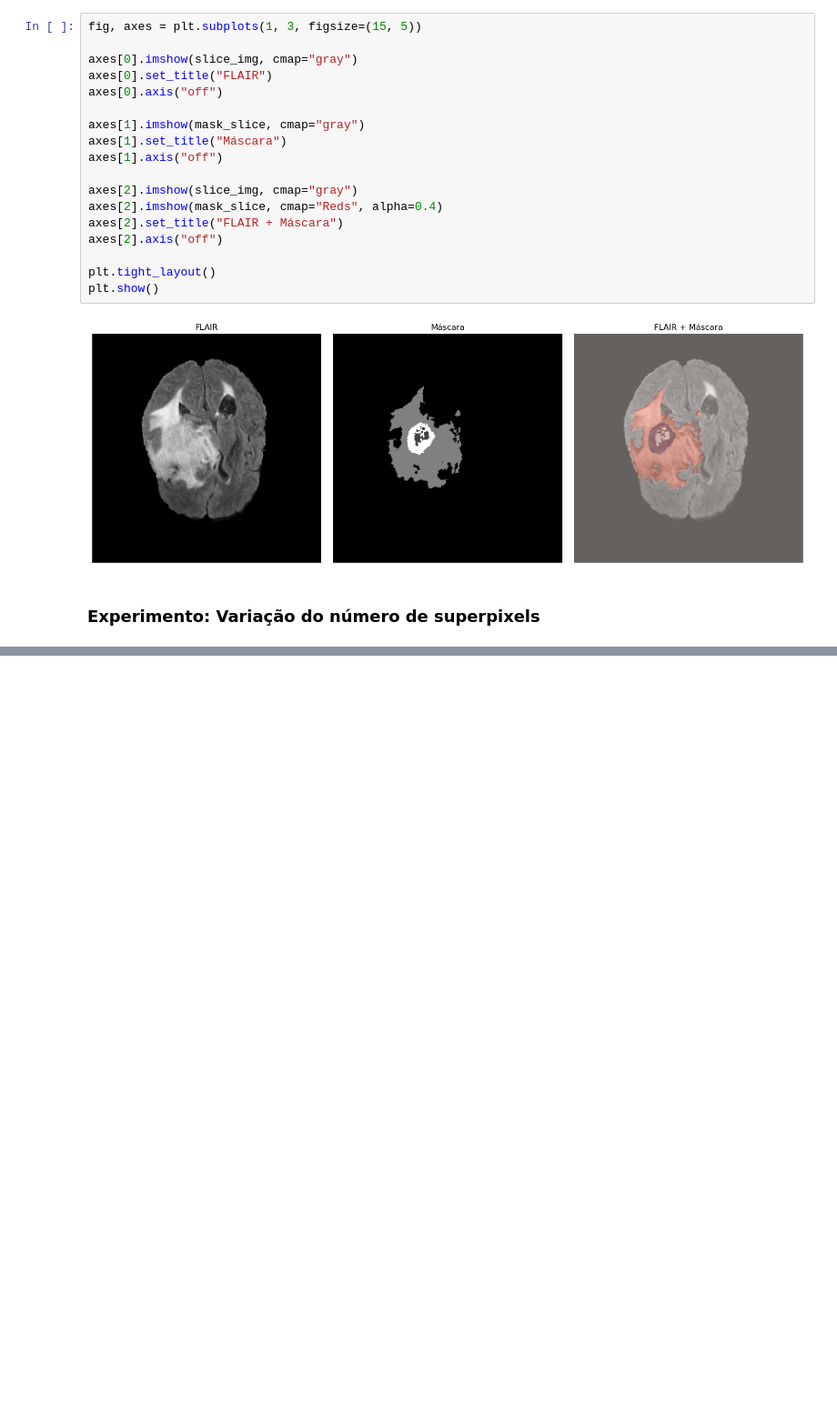
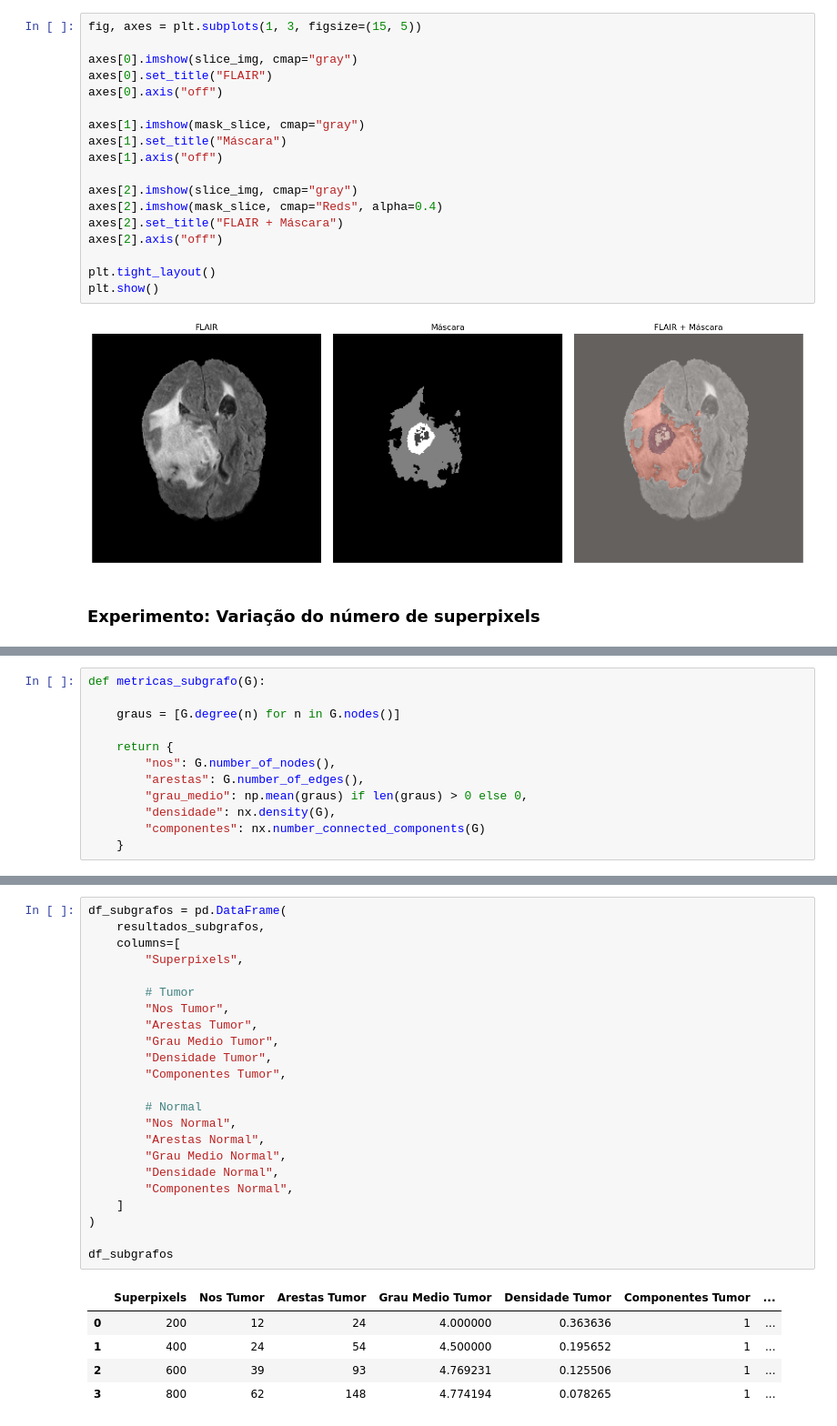
Before and after one commit to gab-rielly/superpixel-graph-brain-tumor, a Jupyter notebook: code.ipynb, the cells around one changed output, grey strips where cells are left out. Shown at 91% size. Saved outputs shown, nothing was run; the diff lists cells and outputs as text; blank space fills up the shorter version.

```diff
--- a/code.ipynb
+++ b/code.ipynb
@@ -277,0 +405,12 @@ df
+# %%
+def metricas_subgrafo(G):
+
+    graus = [G.degree(n) for n in G.nodes()]
+
+    return {
+        "nos": G.number_of_nodes(),
+        "arestas": G.number_of_edges(),
+        "grau_medio": np.mean(graus) if len(graus) > 0 else 0,
+        "densidade": nx.density(G),
+        "componentes": nx.number_connected_components(G)
+    }
@@ -277,0 +458,29 @@ df
+# %%
+df_subgrafos = pd.DataFrame(
+    resultados_subgrafos,
+    columns=[
+        "Superpixels",
+
+        # Tumor
+        "Nos Tumor",
+        "Arestas Tumor",
+        "Grau Medio Tumor",
+        "Densidade Tumor",
+        "Componentes Tumor",
+
+        # Normal
+        "Nos Normal",
+        "Arestas Normal",
+        "Grau Medio Normal",
+        "Densidade Normal",
+        "Componentes Normal",
+    ]
+)
+
+df_subgrafos
+# %% [output]
+|  | Superpixels | Nos Tumor | Arestas Tumor | Grau Medio Tumor | Densidade Tumor | Componentes Tumor | ... |
+| 0 | 200 | 12 | 24 | 4.000000 | 0.363636 | 1 | ... |
+| 1 | 400 | 24 | 54 | 4.500000 | 0.195652 | 1 | ... |
+| 2 | 600 | 39 | 93 | 4.769231 | 0.125506 | 1 | ... |
+| 3 | 800 | 62 | 148 | 4.774194 | 0.078265 | 1 | ... |
```
Also changed, not shown: parts of 8 cells of this notebook.
